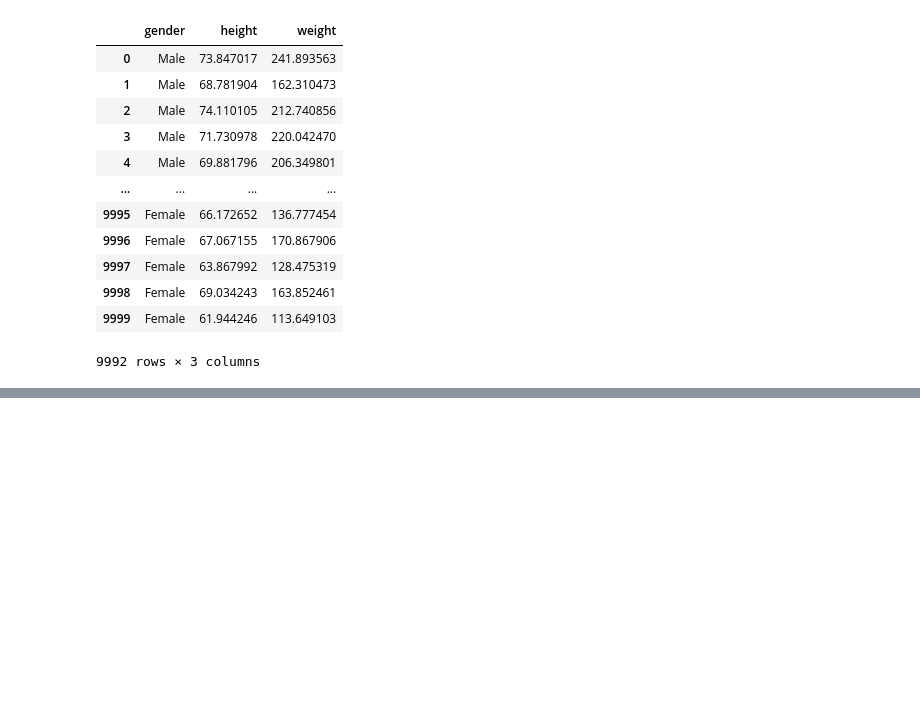
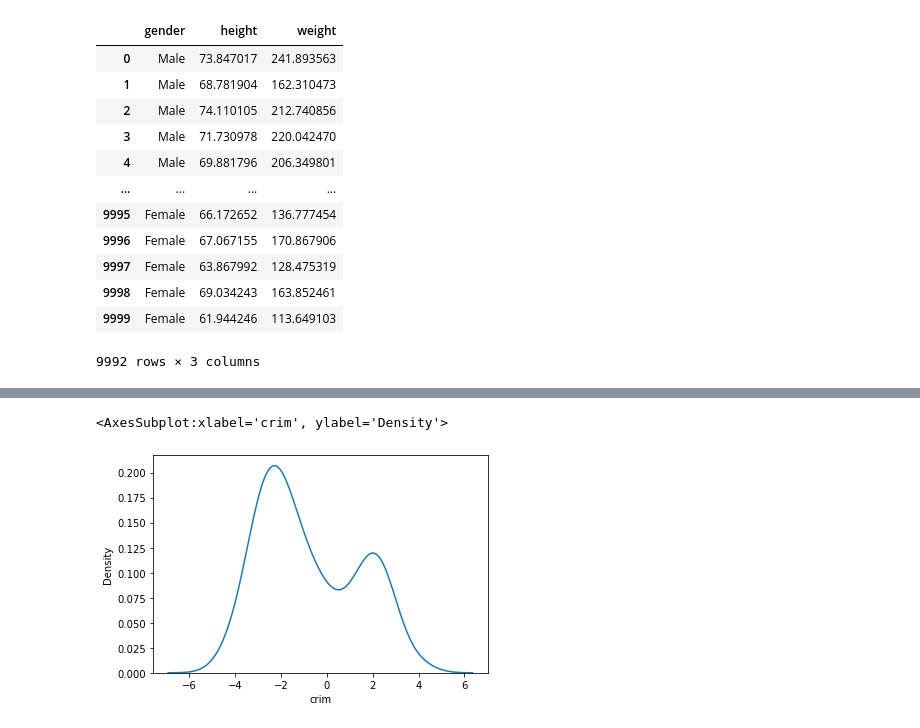
Before and after one commit to mavrick08/AWP, a Jupyter notebook: Basics of EDA.ipynb, the cells around one changed output, grey strips where cells are left out. Saved outputs shown, nothing was run; the diff lists cells and outputs as text; code cells hidden in the pictures; blank space fills up the shorter version.

```diff
--- a/Basics of EDA.ipynb
+++ b/Basics of EDA.ipynb
@@ -709,0 +933,2 @@ no_outlier_ht
+# %%
+crim_log = np.log(df['crim'])
@@ -709,0 +939,5 @@ no_outlier_ht
+# %%
+sns.kdeplot(crim_log)
+# %% [output]
+<AxesSubplot:xlabel='crim', ylabel='Density'>
+[figure, added]
```
Also changed, not shown: parts of 92 cells of this notebook, 2 other files.
